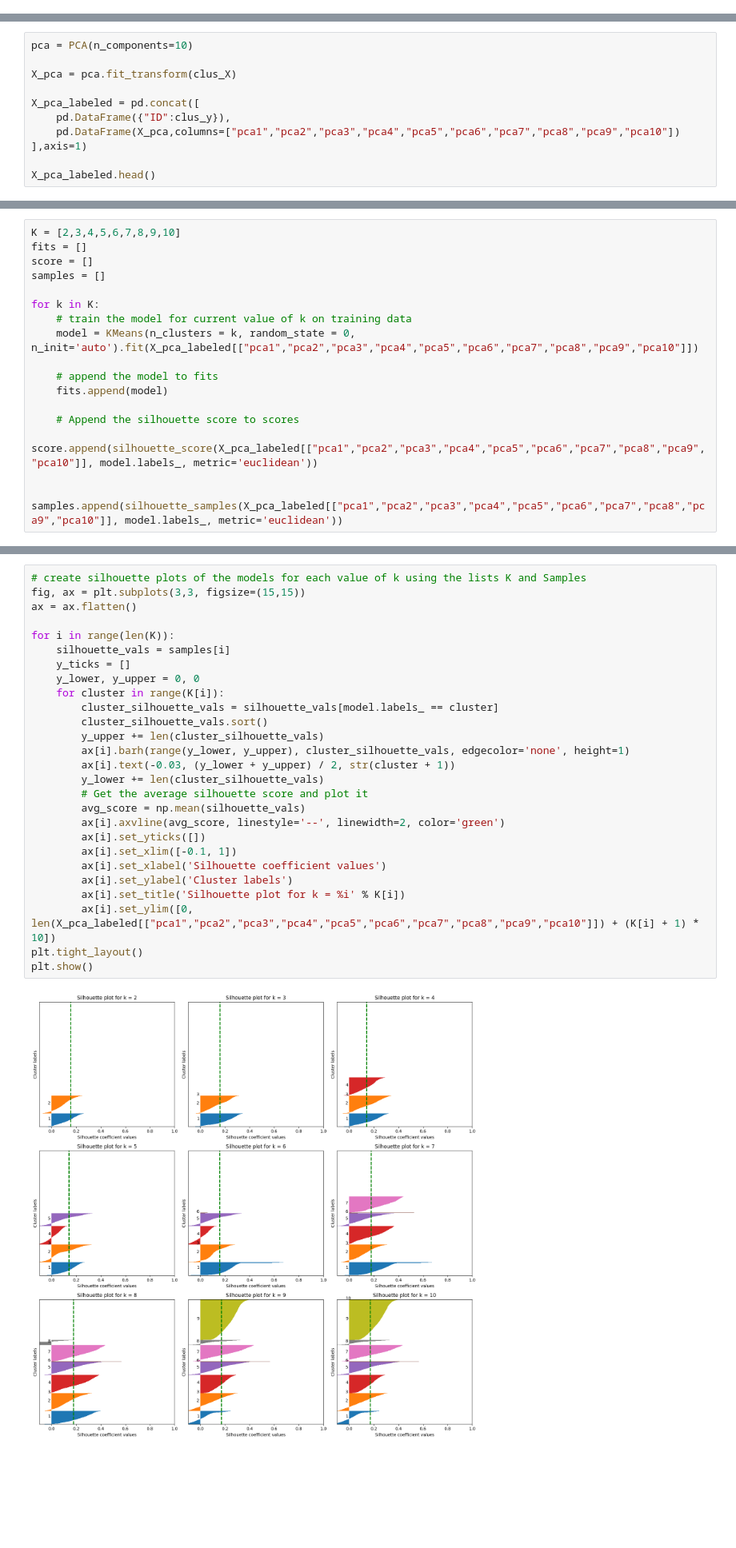
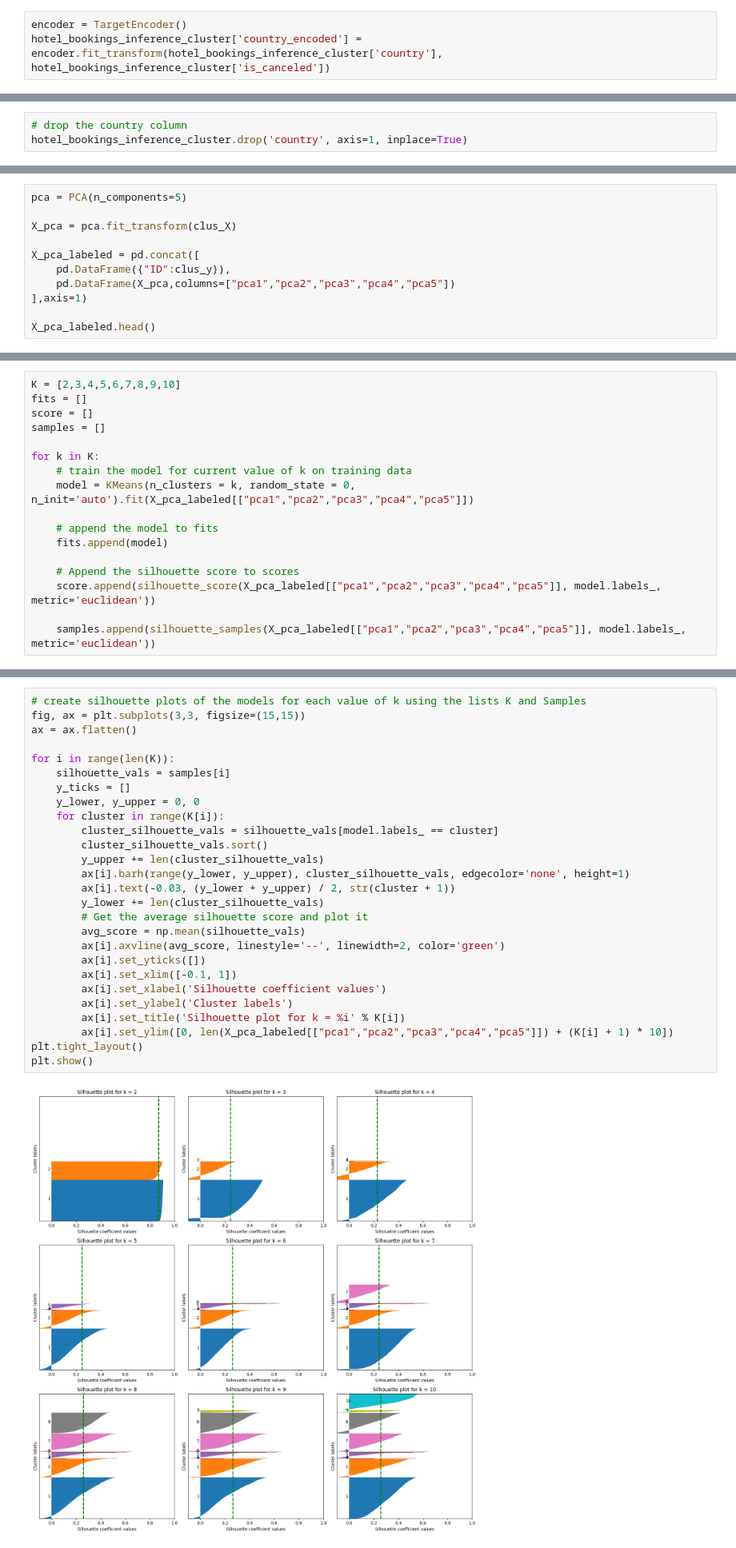
Before and after one commit to TraceGrain1/si618_final_project, a Jupyter notebook: Final_Project_Notebook.ipynb, the cells around one changed output, grey strips where cells are left out. Shown at 80% size. Saved outputs shown, nothing was run; the diff lists cells and outputs as text; blank space fills up the shorter version.

Commit message:
Finished Clustering Analysis, and group by for clusters plots

```diff
--- a/Final_Project_Notebook.ipynb
+++ b/Final_Project_Notebook.ipynb
@@ -671,0 +648,3 @@ hotel_bookings_inference_cluster = hotel_bookings_inference_cluster[~hotel_booki
+# %%
+encoder = TargetEncoder()
+hotel_bookings_inference_cluster['country_encoded'] = encoder.fit_transform(hotel_bookings_inference_cluster['country'], hotel_bookings_inference_cluster['is_canceled'])
@@ -672,3 +653,6 @@ hotel_bookings_inference_cluster = hotel_bookings_inference_cluster[~hotel_booki
+# %%
+# drop the country column
+hotel_bookings_inference_cluster.drop('country', axis=1, inplace=True)
 # %% [markdown]
 #### One hot encode the categorical features
 # %%
@@ -749,13 +733,13 @@ clus_y = bookings_scaled["ID"]
 # %% [markdown]
 #### Reduce the dimensionality of the data set
 # %%
-pca = PCA(n_components=10)
+pca = PCA(n_components=5)
 
 X_pca = pca.fit_transform(clus_X)
 
 X_pca_labeled = pd.concat([
     pd.DataFrame({"ID":clus_y}),
-    pd.DataFrame(X_pca,columns=["pca1","pca2","pca3","pca4","pca5","pca6","pca7","pca8","pca9","pca10"])
+    pd.DataFrame(X_pca,columns=["pca1","pca2","pca3","pca4","pca5"])
 ],axis=1)
 
 X_pca_labeled.head()
@@ -856,12 +853,12 @@ samples = []
 
 for k in K:
     # train the model for current value of k on training data
-    model = KMeans(n_clusters = k, random_state = 0, n_init='auto').fit(X_pca_labeled[["pca1","pca2","pca3","pca4","pca5","pca6","pca7","pca8","pca9","pca10"]])
+    model = KMeans(n_clusters = k, random_state = 0, n_init='auto').fit(X_pca_labeled[["pca1","pca2","pca3","pca4","pca5"]])
 
     # append the model to fits
     fits.append(model)
 
     # Append the silhouette score to scores
-    score.append(silhouette_score(X_pca_labeled[["pca1","pca2","pca3","pca4","pca5","pca6","pca7","pca8","pca9","pca10"]], model.labels_, metric='euclidean'))
+    score.append(silhouette_score(X_pca_labeled[["pca1","pca2","pca3","pca4","pca5"]], model.labels_, metric='euclidean'))
 
-    samples.append(silhouette_samples(X_pca_labeled[["pca1","pca2","pca3","pca4","pca5","pca6","pca7","pca8","pca9","pca10"]], model.labels_, metric='euclidean'))
+    samples.append(silhouette_samples(X_pca_labeled[["pca1","pca2","pca3","pca4","pca5"]], model.labels_, metric='euclidean'))
@@ -871,29 +867,29 @@ print(samples)
 # %%
 # create silhouette plots of the models for each value of k using the lists K and Samples
 fig, ax = plt.subplots(3,3, figsize=(15,15))
 ax = ax.flatten()
 
 for i in range(len(K)):
     silhouette_vals = samples[i]
     y_ticks = []
     y_lower, y_upper = 0, 0
     for cluster in range(K[i]):
         cluster_silhouette_vals = silhouette_vals[model.labels_ == cluster]
         cluster_silhouette_vals.sort()
         y_upper += len(cluster_silhouette_vals)
         ax[i].barh(range(y_lower, y_upper), cluster_silhouette_vals, edgecolor='none', height=1)
         ax[i].text(-0.03, (y_lower + y_upper) / 2, str(cluster + 1))
         y_lower += len(cluster_silhouette_vals)
         # Get the average silhouette score and plot it
         avg_score = np.mean(silhouette_vals)
         ax[i].axvline(avg_score, linestyle='--', linewidth=2, color='green')
         ax[i].set_yticks([])
         ax[i].set_xlim([-0.1, 1])
         ax[i].set_xlabel('Silhouette coefficient values')
         ax[i].set_ylabel('Cluster labels')
         ax[i].set_title('Silhouette plot for k = %i' % K[i])
-        ax[i].set_ylim([0, len(X_pca_labeled[["pca1","pca2","pca3","pca4","pca5","pca6","pca7","pca8","pca9","pca10"]]) + (K[i] + 1) * 10])
+        ax[i].set_ylim([0, len(X_pca_labeled[["pca1","pca2","pca3","pca4","pca5"]]) + (K[i] + 1) * 10])
 plt.tight_layout()
 plt.show()
 # %% [output]
-[figure, old version]
+[figure, new version]
```
Also changed, not shown: parts of 45 cells of this notebook.
